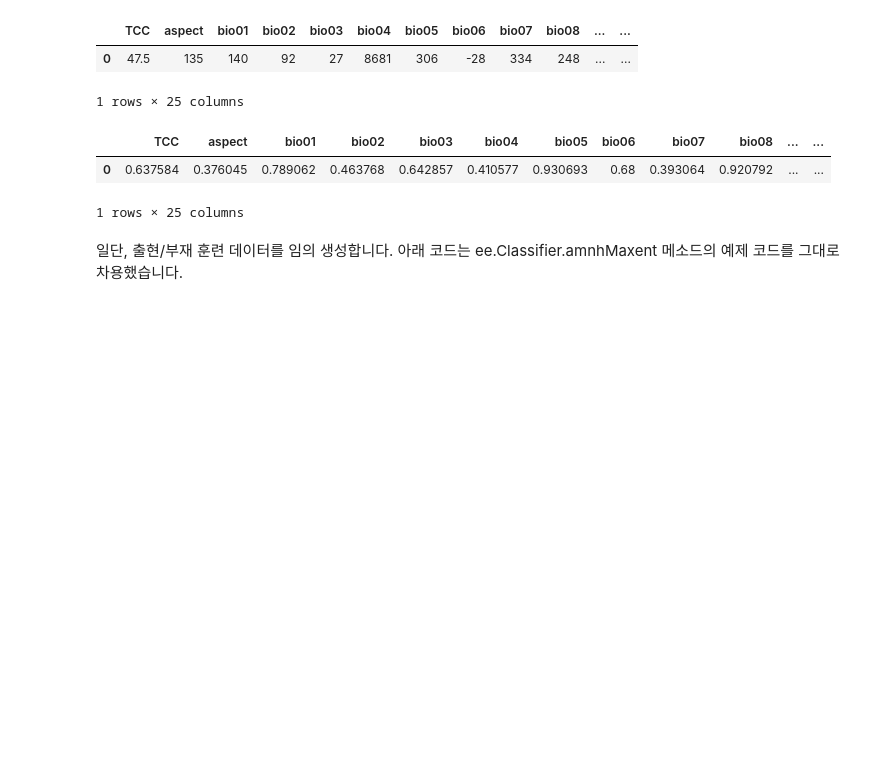
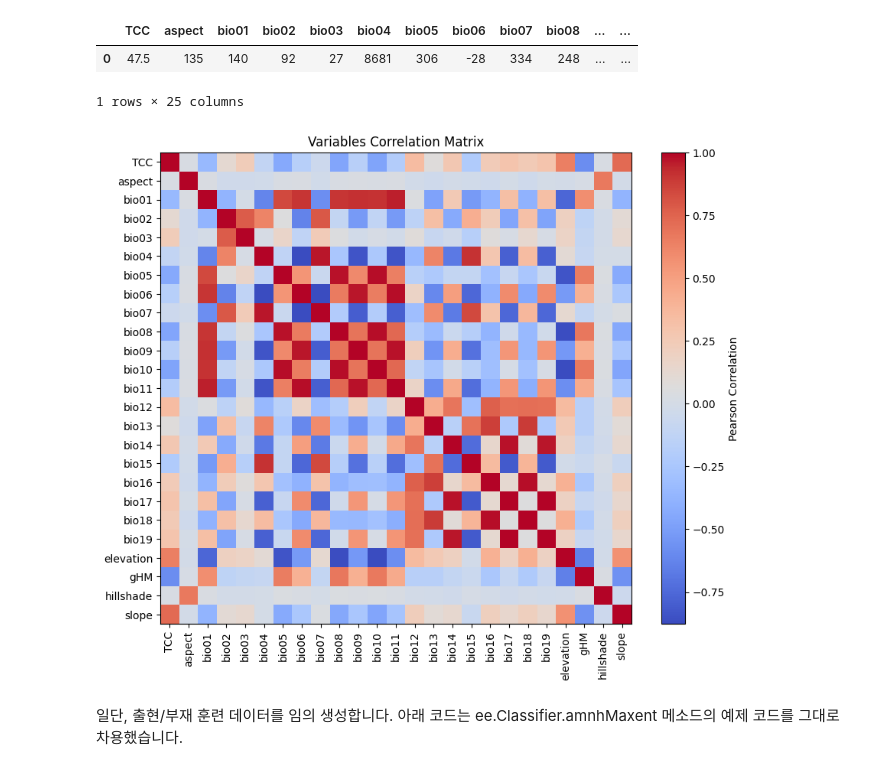
Before and after one commit to osgeokr/GEE-PAM-Book, a Jupyter notebook: Google_Earth_Engine_Maxent를_이용한_종_분포_모델링_Pitta_nympha.ipynb, the cells around one changed output. Saved outputs shown, nothing was run; the diff lists cells and outputs as text; code cells hidden in the pictures; blank space fills up the shorter version.

```diff
--- a/Google_Earth_Engine_Maxent를_이용한_종_분포_모델링_Pitta_nympha.ipynb
+++ b/Google_Earth_Engine_Maxent를_이용한_종_분포_모델링_Pitta_nympha.ipynb
@@ -282,20 +294,34 @@ pvals_df.head(1)
 |  | TCC | aspect | bio01 | bio02 | bio03 | bio04 | bio05 | bio06 | bio07 | bio08 | ... | ... |
 | 0 | 47.5 | 135 | 140 | 92 | 27 | 8681 | 306 | -28 | 334 | 248 | ... | ... |
 1 rows × 25 columns
-# %%
-# Create a MinMaxScaler object
-scaler = MinMaxScaler()
-
-# Fit and transform the data
-pvals_df_normalized = pd.DataFrame(scaler.fit_transform(pvals_df), columns=pvals_df.columns)
-
-# Update pvals_df with the normalized data
-pvals_df.update(pvals_df_normalized)
-pvals_df.head(1)
-# %% [output]
-|  | TCC | aspect | bio01 | bio02 | bio03 | bio04 | bio05 | bio06 | bio07 | bio08 | ... | ... |
-| 0 | 0.637584 | 0.376045 | 0.789062 | 0.463768 | 0.642857 | 0.410577 | 0.930693 | 0.68 | 0.393064 | 0.920792 | ... | ... |
-1 rows × 25 columns
+# %%
+def plot_correlation_heatmap(dataframe, h_size=10, show_labels=False):
+    # Calculate Pearson correlation coefficients
+    correlation_matrix = dataframe.corr(method="pearson")
+
+    # Create a heatmap
+    plt.figure(figsize=(h_size, h_size-2))
+    plt.imshow(correlation_matrix, cmap='coolwarm', interpolation='nearest')
+
+    # Optionally display values on the heatmap
+    if show_labels:
+        for i in range(correlation_matrix.shape[0]):
+            for j in range(correlation_matrix.shape[1]):
+                plt.text(j, i, f"{correlation_matrix.iloc[i, j]:.2f}",
+                         ha='center', va='center', color='white', fontsize=8)
+
+    columns = dataframe.columns.tolist()
+    plt.xticks(range(len(columns)), columns, rotation=90)
+    plt.yticks(range(len(columns)), columns)
+    plt.title("Variables Correlation Matrix")
+    plt.colorbar(label="Pearson Correlation")
+    plt.savefig('correlation_heatmap_plot.png')
+    plt.show()
+# %%
+# Plot the correlation heatmap of variables
+plot_correlation_heatmap(pvals_df)
+# %% [output]
+[figure, added]
 # %% [markdown]
 일단, 출현/부재 훈련 데이터를 임의 생성합니다. 아래 코드는 ee.Classifier.amnhMaxent 메소드의 예제 코드를 그대로 차용했습니다.
 # %%
```
Also changed, not shown: parts of 1 cell of this notebook.
